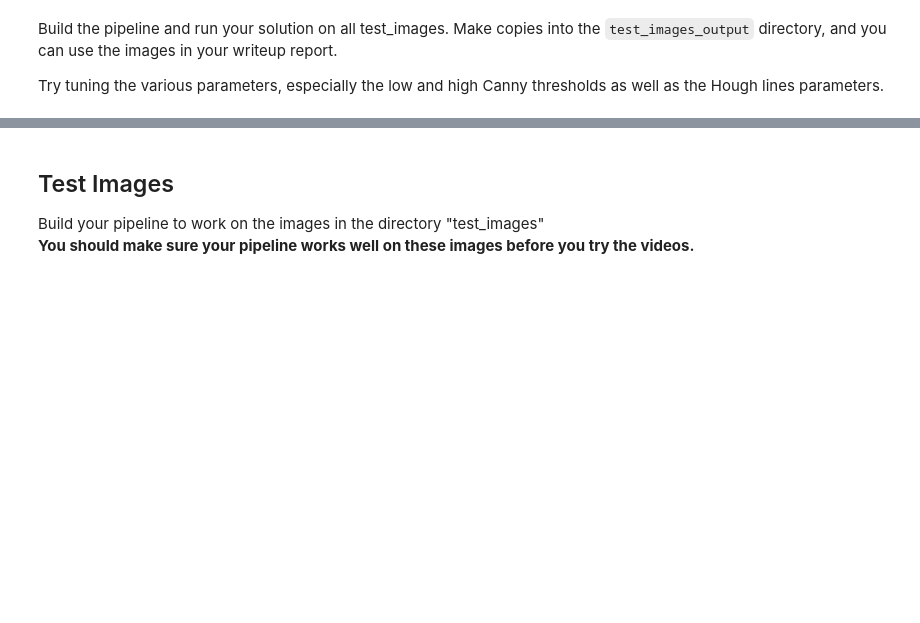
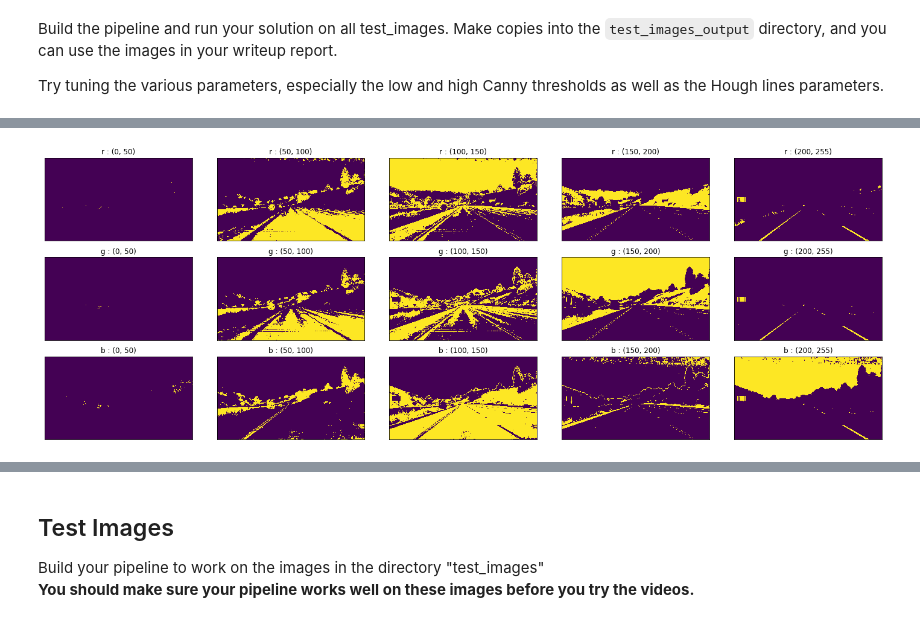
Before and after one commit to JennyLeeStat/Finding_lane_lines, a Jupyter notebook: P1.ipynb, the cells around one changed output, grey strips where cells are left out. Saved outputs shown, nothing was run; the diff lists cells and outputs as text; code cells hidden in the pictures; blank space fills up the shorter version.

```diff
--- a/P1.ipynb
+++ b/P1.ipynb
@@ -230,0 +300,4 @@ Try tuning the various parameters, especially the low and high Canny thresholds
+# %%
+display_color_bin(img)
+# %% [output]
+[figure, added]
```
Also changed, not shown: parts of 16 cells of this notebook, 8 other files.
